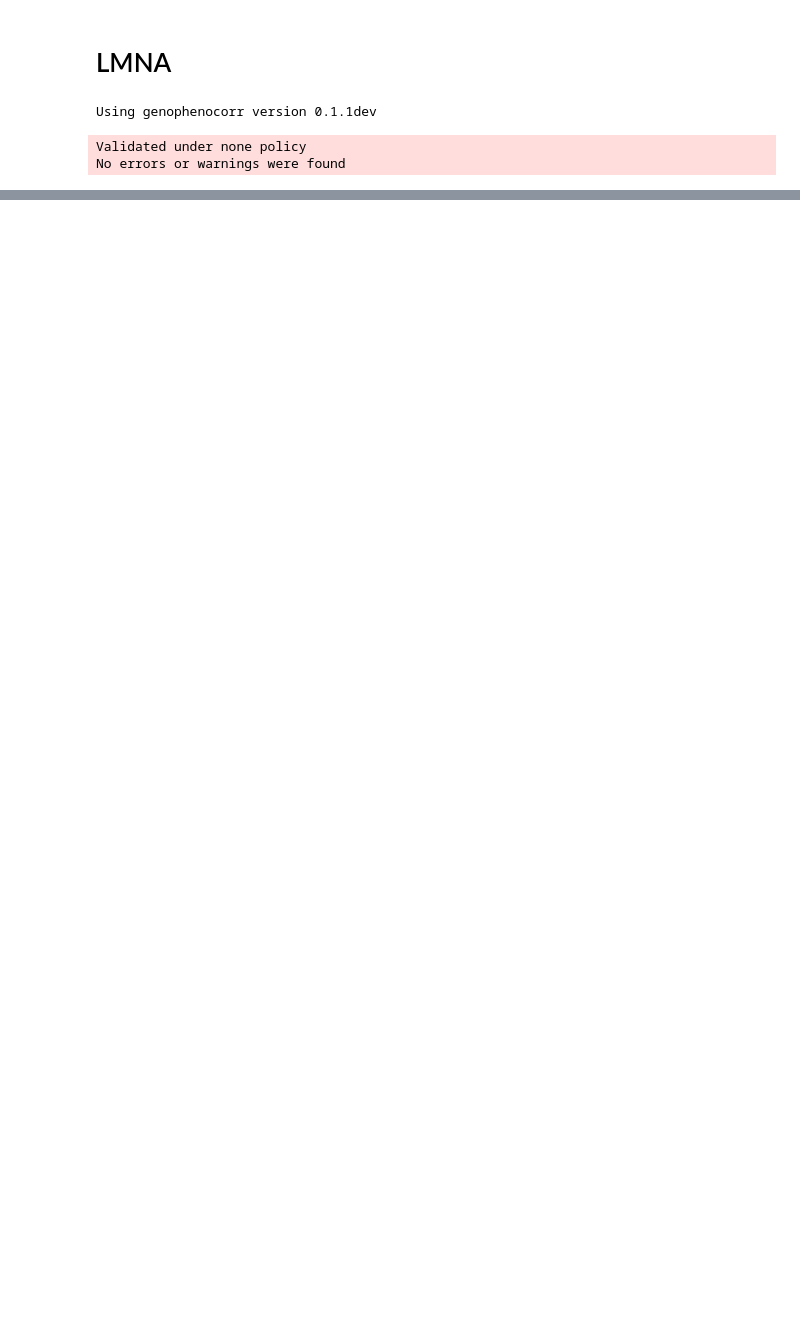
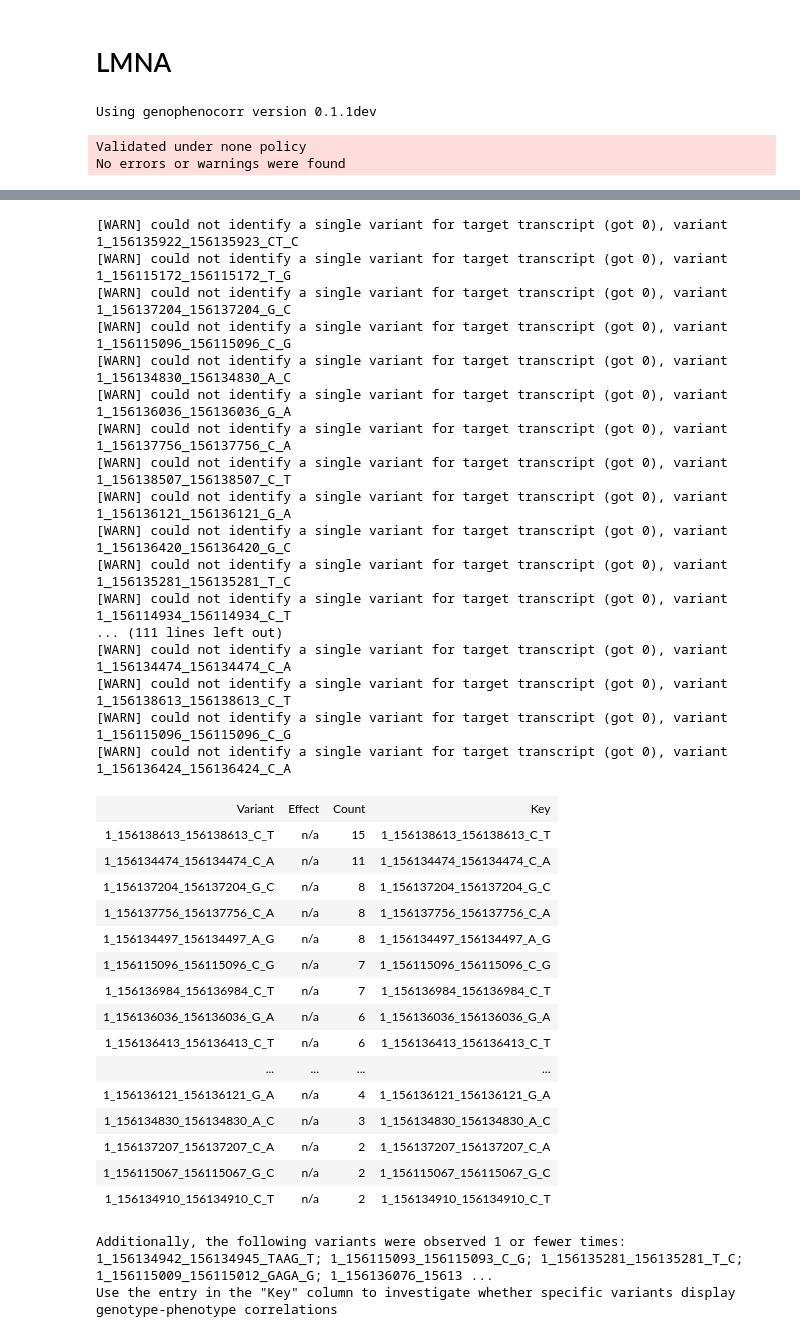
Before and after one commit to monarch-initiative/gpsea, a Jupyter notebook: case_studies/LMNA/LMNA.ipynb, the cells around one changed output, grey strips where cells are left out. Saved outputs shown, nothing was run; the diff lists cells and outputs as text; code cells hidden in the pictures; blank space fills up the shorter version.

Commit message:
added overview and changed transcript
Signed-off-by: frehburg <fil.rehburg@gmail.com>

```diff
--- a/case_studies/LMNA/LMNA.ipynb
+++ b/case_studies/LMNA/LMNA.ipynb
@@ -21,0 +28,2 @@ No errors or warnings were found
+# %%
+tx_id = 'NM_170707.2'
@@ -21,0 +32,5 @@ No errors or warnings were found
+# %%
+from IPython.display import HTML, display
+from genophenocorr.view import CohortViewer
+
+viewer = CohortViewer(hpo)
@@ -21,0 +65,38 @@ No errors or warnings were found
+# %%
+display(HTML(viewer.variants_table(cohort, tx_id)))
+# %% [output]
+[WARN] could not identify a single variant for target transcript (got 0), variant 1_156135922_156135923_CT_C
+[WARN] could not identify a single variant for target transcript (got 0), variant 1_156115172_156115172_T_G
+[WARN] could not identify a single variant for target transcript (got 0), variant 1_156137204_156137204_G_C
+[WARN] could not identify a single variant for target transcript (got 0), variant 1_156115096_156115096_C_G
+[WARN] could not identify a single variant for target transcript (got 0), variant 1_156134830_156134830_A_C
+[WARN] could not identify a single variant for target transcript (got 0), variant 1_156136036_156136036_G_A
+[WARN] could not identify a single variant for target transcript (got 0), variant 1_156137756_156137756_C_A
+[WARN] could not identify a single variant for target transcript (got 0), variant 1_156138507_156138507_C_T
+[WARN] could not identify a single variant for target transcript (got 0), variant 1_156136121_156136121_G_A
+[WARN] could not identify a single variant for target transcript (got 0), variant 1_156136420_156136420_G_C
+[WARN] could not identify a single variant for target transcript (got 0), variant 1_156135281_156135281_T_C
+[WARN] could not identify a single variant for target transcript (got 0), variant 1_156114934_156114934_C_T
+... (111 lines left out)
+[WARN] could not identify a single variant for target transcript (got 0), variant 1_156134474_156134474_C_A
+[WARN] could not identify a single variant for target transcript (got 0), variant 1_156138613_156138613_C_T
+[WARN] could not identify a single variant for target transcript (got 0), variant 1_156115096_156115096_C_G
+[WARN] could not identify a single variant for target transcript (got 0), variant 1_156136424_156136424_C_A
+| Variant | Effect | Count | Key |
+| 1_156138613_156138613_C_T | n/a | 15 | 1_156138613_156138613_C_T |
+| 1_156134474_156134474_C_A | n/a | 11 | 1_156134474_156134474_C_A |
+| 1_156137204_156137204_G_C | n/a | 8 | 1_156137204_156137204_G_C |
+| 1_156137756_156137756_C_A | n/a | 8 | 1_156137756_156137756_C_A |
+| 1_156134497_156134497_A_G | n/a | 8 | 1_156134497_156134497_A_G |
+| 1_156115096_156115096_C_G | n/a | 7 | 1_156115096_156115096_C_G |
+| 1_156136984_156136984_C_T | n/a | 7 | 1_156136984_156136984_C_T |
+| 1_156136036_156136036_G_A | n/a | 6 | 1_156136036_156136036_G_A |
+| 1_156136413_156136413_C_T | n/a | 6 | 1_156136413_156136413_C_T |
+| ... | ... | ... | ... |
+| 1_156136121_156136121_G_A | n/a | 4 | 1_156136121_156136121_G_A |
+| 1_156134830_156134830_A_C | n/a | 3 | 1_156134830_156134830_A_C |
+| 1_156137207_156137207_C_A | n/a | 2 | 1_156137207_156137207_C_A |
+| 1_156115067_156115067_G_C | n/a | 2 | 1_156115067_156115067_G_C |
+| 1_156134910_156134910_C_T | n/a | 2 | 1_156134910_156134910_C_T |
+Additionally, the following variants were observed 1 or fewer times: 1_156134942_156134945_TAAG_T; 1_156115093_156115093_C_G; 1_156135281_156135281_T_C; 1_156115009_156115012_GAGA_G; 1_156136076_15613 ...
+Use the entry in the "Key" column to investigate whether specific variants display genotype-phenotype correlations
```
Also changed, not shown: parts of 4 cells of this notebook.
